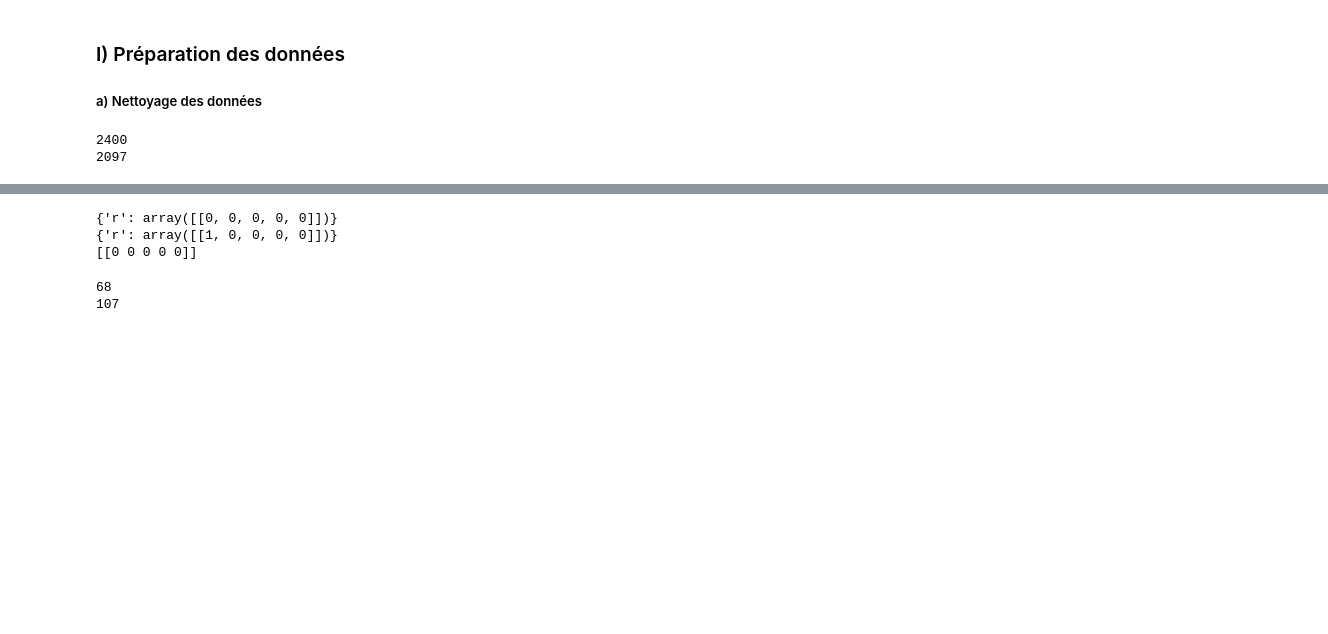
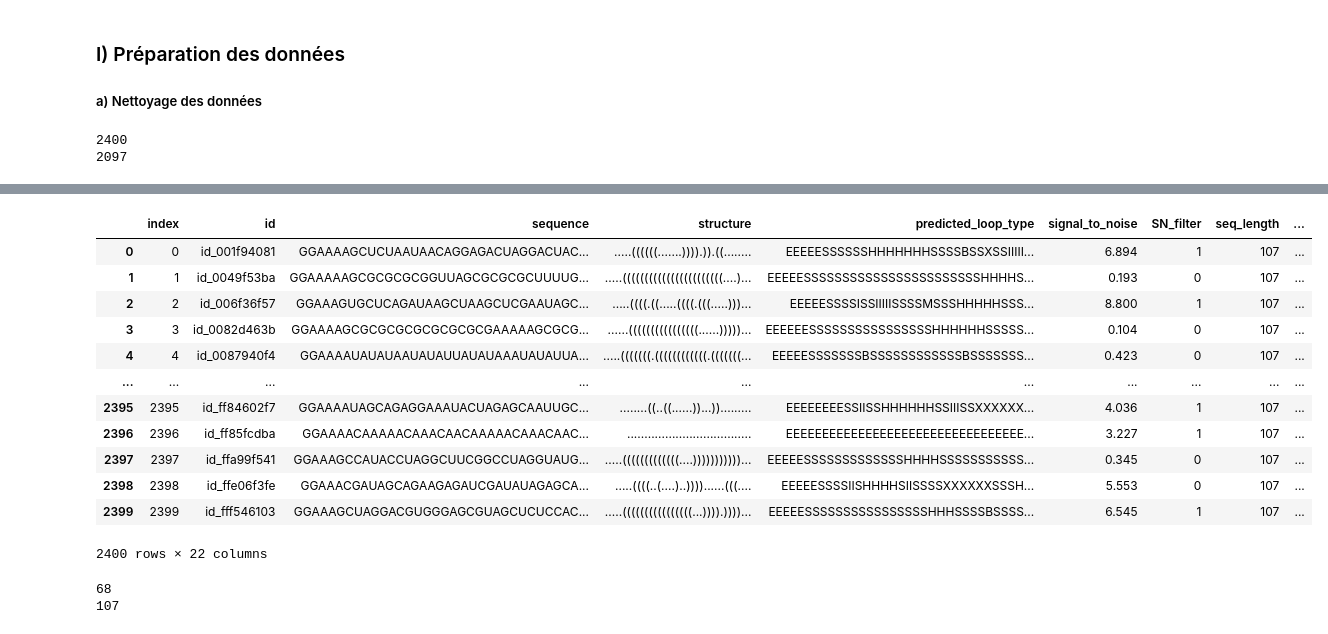
Before and after one commit to Sawzen/OpenVaccine-COVID-19-mRNA-Vaccine-Degradation-Prediction, a Jupyter notebook: Kaggle_New_Version.ipynb, the cells around one changed output, grey strips where cells are left out. Cells and saved outputs as stored; diff of their text form; code cells hidden in the pictures; blank space fills up the shorter version.

Commit message:
One hot encoding des colonnes

```diff
--- a/Kaggle_New_Version.ipynb
+++ b/Kaggle_New_Version.ipynb
@@ -85,14 +69,0 @@ dico_loop = {'E':(1,0,0,0,0,0,0),'S':(0,1,0,0,0,0,0),'H':(0,0,10,0,0,0,0)
-# %%
-a=np.zeros(shape=(1,5),dtype=int)
-di={}
-di['r']=a
-print(di)
-b = a.copy()
-b[0][0]=1
-di['r']=b
-print(di)
-print(a)
-# %% [output]
-{'r': array([[0, 0, 0, 0, 0]])}
-{'r': array([[1, 0, 0, 0, 0]])}
-[[0 0 0 0 0]]
@@ -99,39 +85,55 @@ print(a)
 # %%
-def turn_to_array(df, column):
+def one_hot_encoding(df, name_colonne):
     """
-    fonction pour transformer les sequences, structures et loop type en
-    array de valeurs numériques
+    Fonction pour encoder les sequences, structures et type boucles : One hot encoding
+        :Parameters:
+            df = data frame : train et test de départ
+            name_colonne = le nom de la colonne du df
+        :Return:
+            un tableau
     """
     frst_lst = []
-
-    for r in df[column]:
+    for r in df[name_colonne]:
         for i in range(len(r)):
             if r[i] not in frst_lst:
                 frst_lst.append(r[i])
-
     dico = {}
-
     ar = np.zeros(shape=(1,len(frst_lst)),dtype=int)
-
     for i, l in enumerate(frst_lst):
         ar2 = ar.copy()
         ar2[0][i]=1
         dico[l]=ar2
-
-    print(dico)
-
     scnd_lst = []
-
-    for r in df[column]:
+    for r in df[name_colonne]:
         lst = []
-
         for i in range(len(r)):
             #print(dico[r[i]], r[i])
             lst.append(dico[r[i]])
+        scnd_lst.append(lst)
+    return np.array(scnd_lst)
 
-        scnd_lst.append(lst)
+tab = one_hot_encoding(train, 'sequence')
+tab2 = one_hot_encoding(train, 'structure')
+tab3 = one_hot_encoding(train, 'predicted_loop_type')
 
-    return np.array(scnd_lst)
+train["One_hot seq"] = tab.tolist() # ajout des colonnes encoding a notre DF de départ
+train["One hot strucure"] = tab2.tolist()
+train["encoding predicted loop"] = tab3.tolist()
+train
+# %% [output]
+|  | index | id | sequence | structure | predicted_loop_type | signal_to_noise | SN_filter | seq_length | ... |
+| 0 | 0 | id_001f94081 | GGAAAAGCUCUAAUAACAGGAGACUAGGACUAC... | .....((((((.......)))).)).((........ | EEEEESSSSSSHHHHHHHSSSSBSSXSSIIIII... | 6.894 | 1 | 107 | ... |
+| 1 | 1 | id_0049f53ba | GGAAAAAGCGCGCGCGGUUAGCGCGCGCUUUUG... | .....(((((((((((((((((((((((....)... | EEEEESSSSSSSSSSSSSSSSSSSSSSSHHHHS... | 0.193 | 0 | 107 | ... |
+| 2 | 2 | id_006f36f57 | GGAAAGUGCUCAGAUAAGCUAAGCUCGAAUAGC... | .....((((.((.....((((.(((.....)))... | EEEEESSSSISSIIIIISSSSMSSSHHHHHSSS... | 8.800 | 1 | 107 | ... |
+| 3 | 3 | id_0082d463b | GGAAAAGCGCGCGCGCGCGCGCGAAAAAGCGCG... | ......((((((((((((((((......)))))... | EEEEEESSSSSSSSSSSSSSSSHHHHHHSSSSS... | 0.104 | 0 | 107 | ... |
+| 4 | 4 | id_0087940f4 | GGAAAAUAUAUAAUAUAUUAUAUAAAUAUAUUA... | .....(((((((.((((((((((((.(((((((... | EEEEESSSSSSSBSSSSSSSSSSSSBSSSSSSS... | 0.423 | 0 | 107 | ... |
+| ... | ... | ... | ... | ... | ... | ... | ... | ... | ... |
+| 2395 | 2395 | id_ff84602f7 | GGAAAAUAGCAGAGGAAAUACUAGAGCAAUUGC... | ........((..((......))...))......... | EEEEEEEESSIISSHHHHHHSSIIISSXXXXXX... | 4.036 | 1 | 107 | ... |
+| 2396 | 2396 | id_ff85fcdba | GGAAAACAAAAACAAACAACAAAAACAAACAAC... | .................................... | EEEEEEEEEEEEEEEEEEEEEEEEEEEEEEEEE... | 3.227 | 1 | 107 | ... |
+| 2397 | 2397 | id_ffa99f541 | GGAAAGCCAUACCUAGGCUUCGGCCUAGGUAUG... | .....(((((((((((((....)))))))))))... | EEEEESSSSSSSSSSSSSHHHHSSSSSSSSSSS... | 0.345 | 0 | 107 | ... |
+| 2398 | 2398 | id_ffe06f3fe | GGAAACGAUAGCAGAAGAGAUCGAUAUAGAGCA... | .....((((..(....)..))))......(((.... | EEEEESSSSIISHHHHSIISSSSXXXXXXSSSH... | 5.553 | 0 | 107 | ... |
+| 2399 | 2399 | id_fff546103 | GGAAAGCUAGGACGUGGGAGCGUAGCUCUCCAC... | .....((((((((((((((((...)))).))))... | EEEEESSSSSSSSSSSSSSSSHHHSSSSBSSSS... | 6.545 | 1 | 107 | ... |
+2400 rows × 22 columns
 # %%
 print(len((turn_to_array(first68_train, 'sequence'))[0]))
 print(len((turn_to_array(train, 'structure'))[0]))
```
Also changed, not shown: parts of 5 cells of this notebook.
